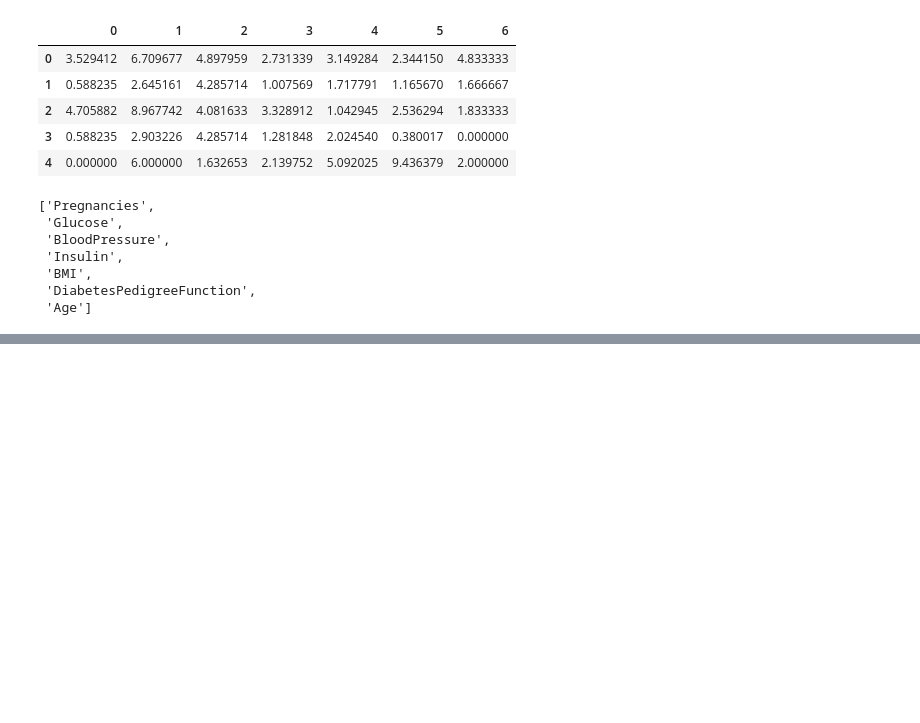
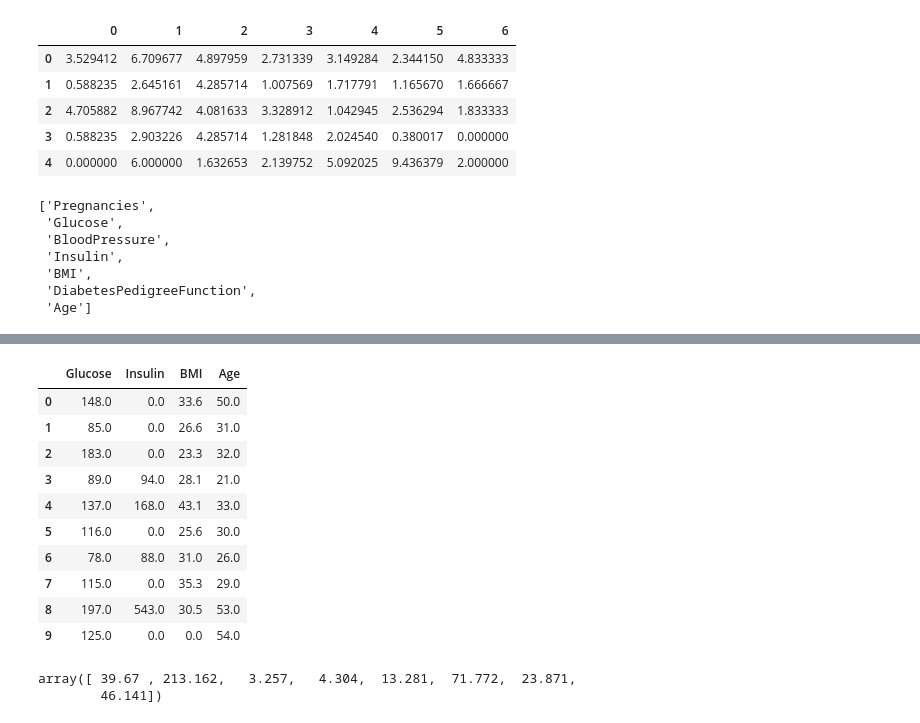
Before and after one commit to gonzur75/data_science_main, a Jupyter notebook: preparing_data_for_ml/notebooks/feature_selection.ipynb, the cells around one changed output, grey strips where cells are left out. Drawn from its saved outputs; the diff is of its cells as text; code cells hidden in the pictures; blank space fills up the shorter version.

```diff
--- a/preparing_data_for_ml/notebooks/feature_selection.ipynb
+++ b/preparing_data_for_ml/notebooks/feature_selection.ipynb
@@ -607,0 +642,5 @@ def
+# %%
+X = X.astype(np.float64)
+# %%
+test = SelectKBest(score_func=chi2, k=4)
+fit = test.fit(X, y)
@@ -607,0 +665,2 @@ def
+# %%
+X_new = pd.DataFrame(fit.transform(X))
@@ -607,0 +676,16 @@ def
+# %%
+selected_features =  get_selected_features(X, X_new)
+# %%
+X[selected_features].head(10)
+# %% [output]
+|  | Glucose | Insulin | BMI | Age |
+| 0 | 148.0 | 0.0 | 33.6 | 50.0 |
+| 1 | 85.0 | 0.0 | 26.6 | 31.0 |
+| 2 | 183.0 | 0.0 | 23.3 | 32.0 |
+| 3 | 89.0 | 94.0 | 28.1 | 21.0 |
+| 4 | 137.0 | 168.0 | 43.1 | 33.0 |
+| 5 | 116.0 | 0.0 | 25.6 | 30.0 |
+| 6 | 78.0 | 88.0 | 31.0 | 26.0 |
+| 7 | 115.0 | 0.0 | 35.3 | 29.0 |
+| 8 | 197.0 | 543.0 | 30.5 | 53.0 |
+| 9 | 125.0 | 0.0 | 0.0 | 54.0 |
@@ -607,0 +700,5 @@ def
+# %%
+fit.scores_
+# %% [output]
+array([ 39.67 , 213.162,   3.257,   4.304,  13.281,  71.772,  23.871,
+        46.141])
```
Also changed, not shown: parts of 64 cells of this notebook, 2 other files.
